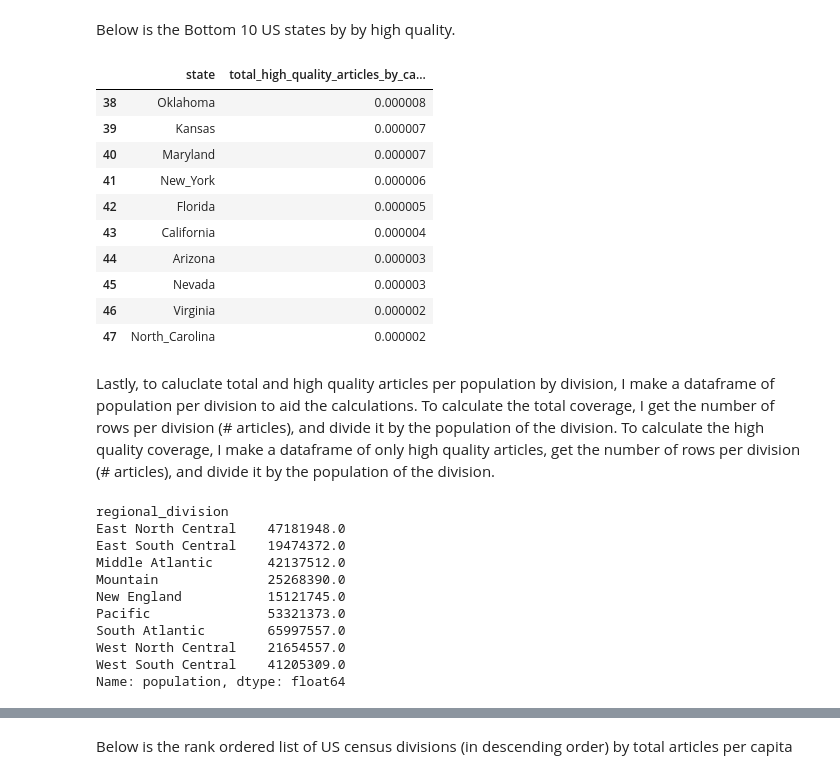
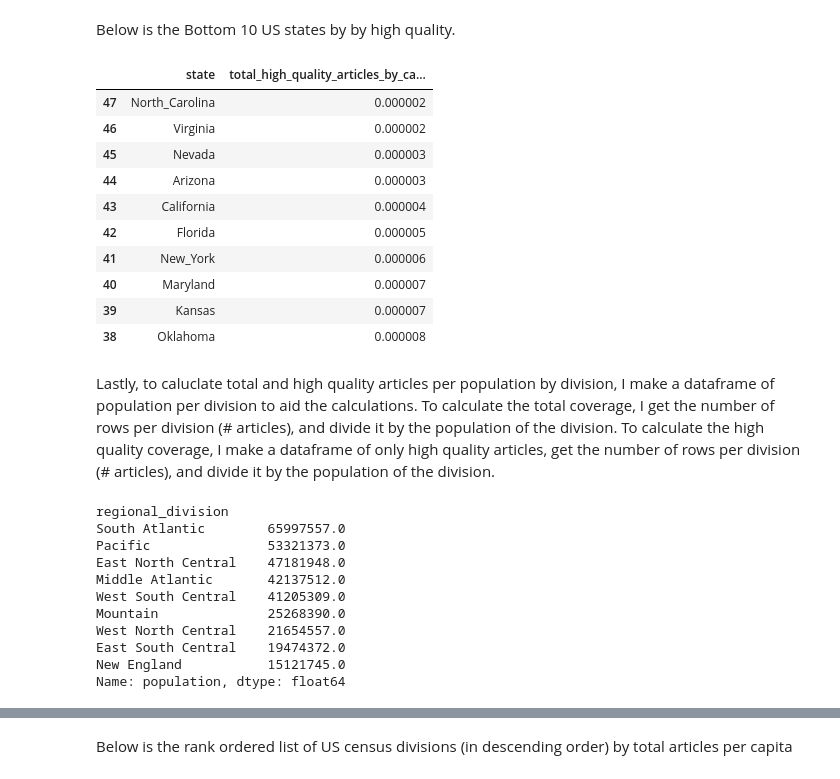
Before and after one commit to jamesjoko/data-512-homework_2, a Jupyter notebook: jjoko_data512_hw2.ipynb, the cells around one changed output, grey strips where cells are left out. Saved outputs shown, nothing was run; the diff lists cells and outputs as text; code cells hidden in the pictures.

```diff
--- a/jjoko_data512_hw2.ipynb
+++ b/jjoko_data512_hw2.ipynb
@@ -371,33 +381,33 @@ states_by_high_qual.head(10)
 # %% [markdown]
 Below is the Bottom 10 US states by by high quality.
 # %%
-states_by_high_qual.tail(10)
+states_by_high_qual.tail(10).sort_values(by="total_high_quality_articles_by_capita", ascending=True)
 # %% [output]
 |  | state | total_high_quality_articles_by_ca... |
+| 47 | North_Carolina | 0.000002 |
+| 46 | Virginia | 0.000002 |
+| 45 | Nevada | 0.000003 |
+| 44 | Arizona | 0.000003 |
+| 43 | California | 0.000004 |
+| 42 | Florida | 0.000005 |
+| 41 | New_York | 0.000006 |
+| 40 | Maryland | 0.000007 |
+| 39 | Kansas | 0.000007 |
 | 38 | Oklahoma | 0.000008 |
-| 39 | Kansas | 0.000007 |
-| 40 | Maryland | 0.000007 |
-| 41 | New_York | 0.000006 |
-| 42 | Florida | 0.000005 |
-| 43 | California | 0.000004 |
-| 44 | Arizona | 0.000003 |
-| 45 | Nevada | 0.000003 |
-| 46 | Virginia | 0.000002 |
-| 47 | North_Carolina | 0.000002 |
 # %% [markdown]
 Lastly, to caluclate total and high quality articles per population by division, I make a dataframe of population per division to aid the calculations. To calculate the total coverage, I get the number of rows per division (# articles), and divide it by the population of the division. To calculate the high quality coverage, I make a dataframe of only high quality articles, get the number of rows per division (# articles), and divide it by the population of the division.
 # %%
 regional_division_population = pd.merge(regional_division, population, on="state", how="left").groupby("regional_division")["population"].sum()
-regional_division_population
+regional_division_population.sort_values(ascending=False)
 # %% [output]
 regional_division
+South Atlantic        65997557.0
+Pacific               53321373.0
 East North Central    47181948.0
+Middle Atlantic       42137512.0
+West South Central    41205309.0
+Mountain              25268390.0
+West North Central    21654557.0
 East South Central    19474372.0
-Middle Atlantic       42137512.0
-Mountain              25268390.0
 New England           15121745.0
-Pacific               53321373.0
-South Atlantic        65997557.0
-West North Central    21654557.0
-West South Central    41205309.0
 Name: population, dtype: float64
```
Also changed, not shown: parts of 7 cells of this notebook.
